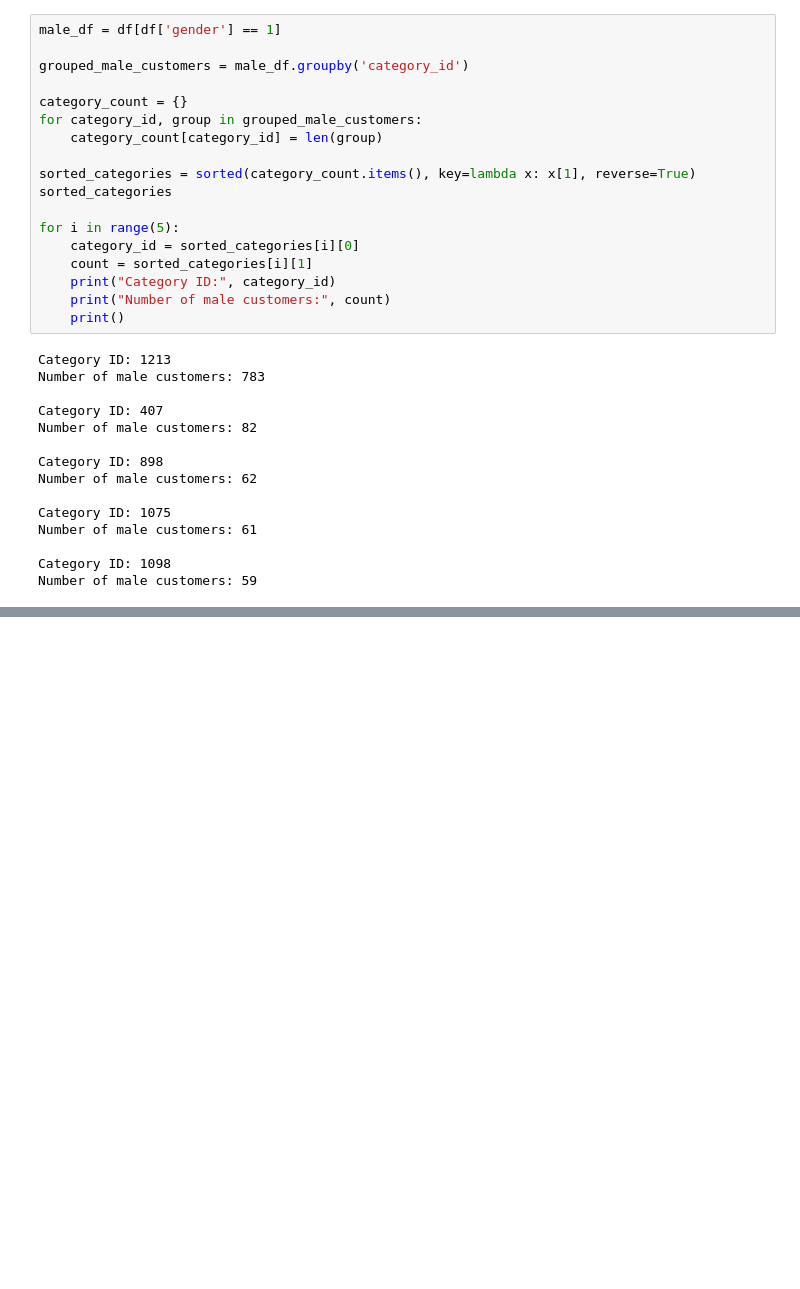
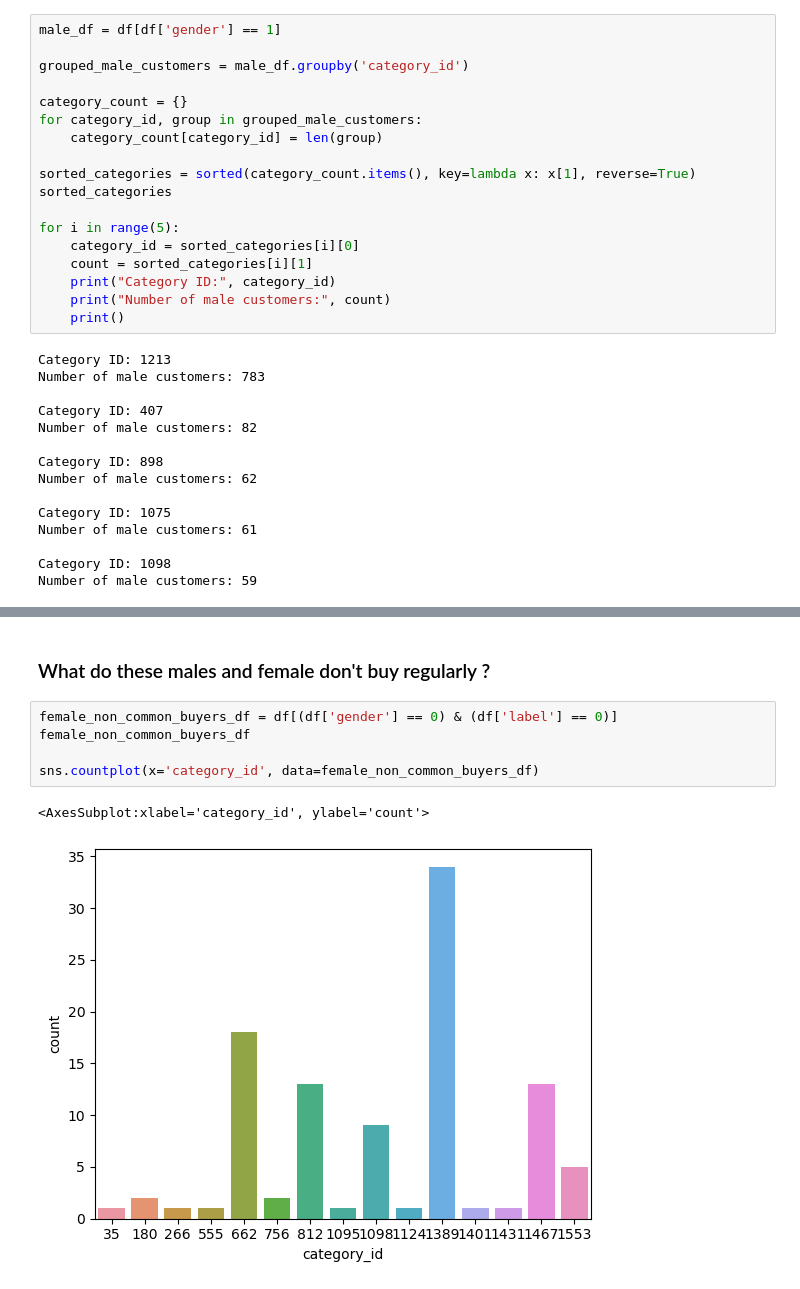
Before and after one commit to shruthivenkat/CECS550_Group6, a Jupyter notebook: #3 - EDA by shruthi.ipynb, the cells around one changed output, grey strips where cells are left out. Cells and saved outputs as stored; diff of their text form; blank space fills up the shorter version.

```diff
--- a/#3 - EDA by shruthi.ipynb
+++ b/#3 - EDA by shruthi.ipynb
@@ -143,0 +165,10 @@ Number of male customers: 59
+# %% [markdown]
+### What do these males and female don't buy regularly ?
+# %%
+female_non_common_buyers_df = df[(df['gender'] == 0) & (df['label'] == 0)]
+female_non_common_buyers_df
+
+sns.countplot(x='category_id', data=female_non_common_buyers_df)
+# %% [output]
+<AxesSubplot:xlabel='category_id', ylabel='count'>
+[figure, added]
```
Also changed, not shown: parts of 11 cells of this notebook.
